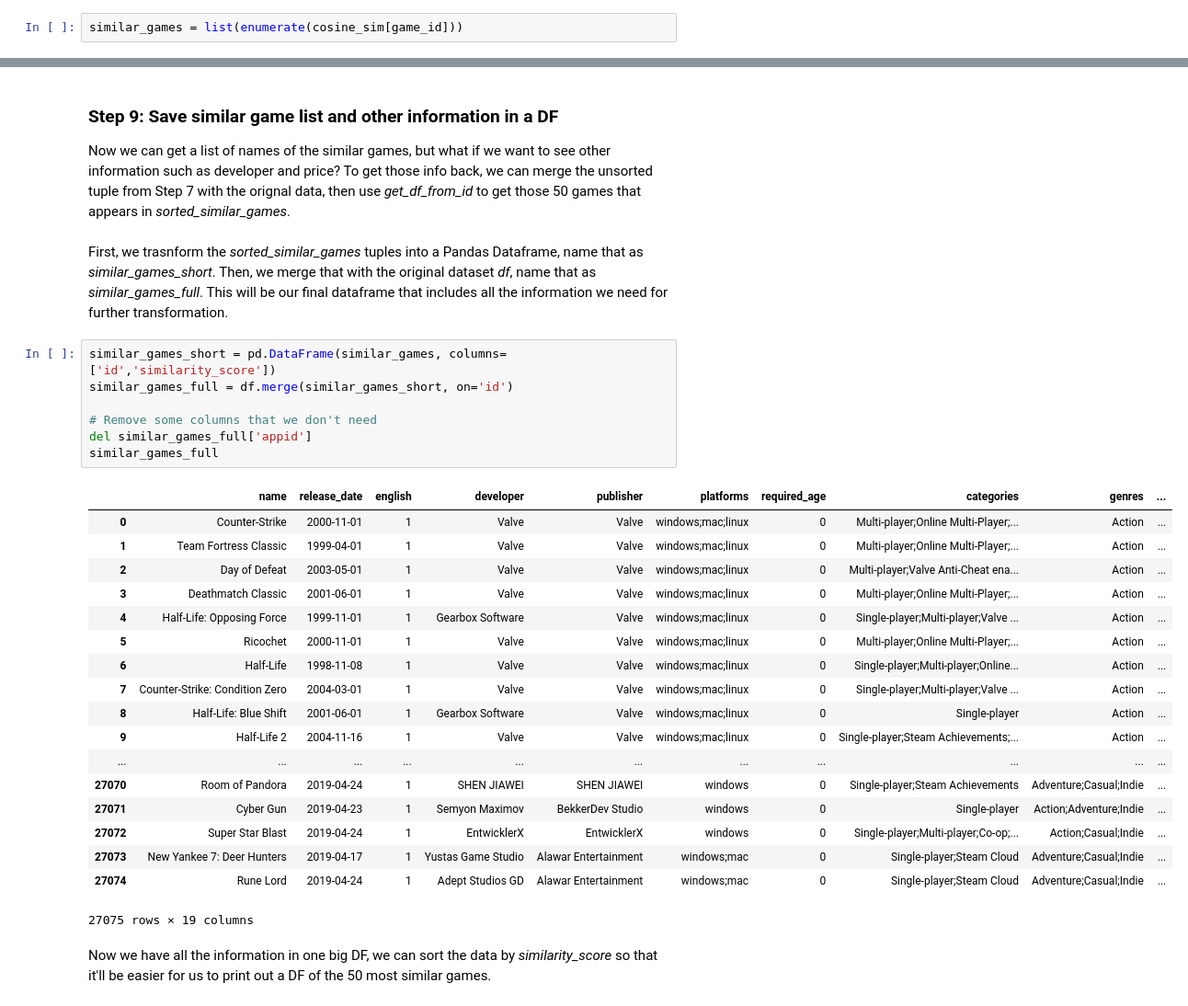
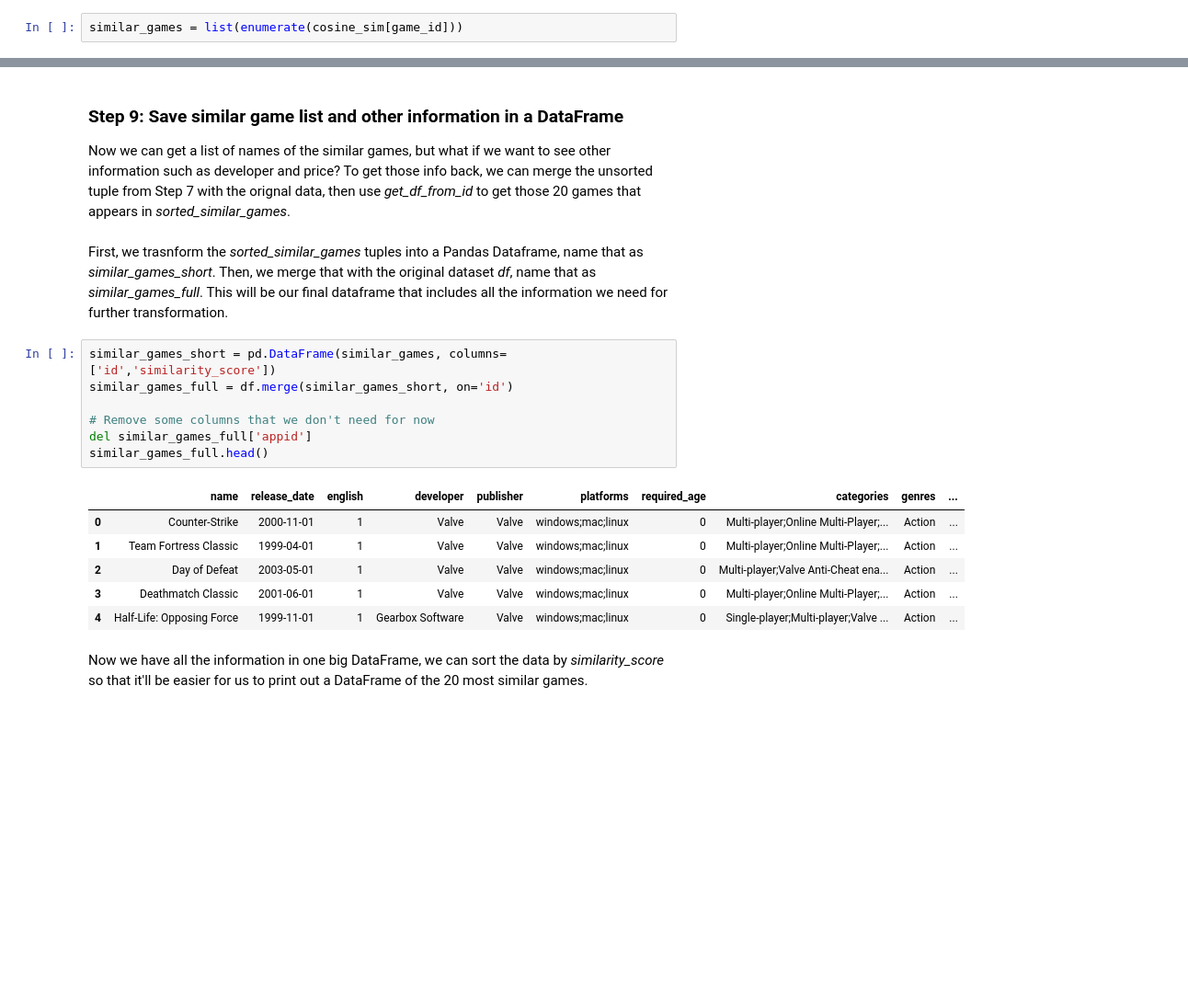
Before and after one commit to wendyhwl/Game-Recommender-System, a Jupyter notebook: game_recommend.ipynb, the cells around one changed output, grey strips where cells are left out. Shown: that part at 92% size. Drawn from its saved outputs; the diff is of its cells as text; blank space fills up the shorter version.

```diff
--- a/game_recommend.ipynb
+++ b/game_recommend.ipynb
@@ -188,34 +171,22 @@ IsoBoom
 # %% [markdown]
-### Step 9: Save similar game list and other information in a DF
-Now we can get a list of names of the similar games, but what if we want to see other information such as developer and price? To get those info back, we can merge the unsorted tuple from Step 7 with the orignal data, then use *get_df_from_id* to get those 50 games that appears in *sorted_similar_games*.
+### Step 9: Save similar game list and other information in a DataFrame
+Now we can get a list of names of the similar games, but what if we want to see other information such as developer and price? To get those info back, we can merge the unsorted tuple from Step 7 with the orignal data, then use *get_df_from_id* to get those 20 games that appears in *sorted_similar_games*.
 # %% [markdown]
 First, we trasnform the *sorted_similar_games* tuples into a Pandas Dataframe, name that as *similar_games_short*. Then, we merge that with the original dataset *df*, name that as *similar_games_full*. This will be our final dataframe that includes all the information we need for further transformation.
 # %%
 similar_games_short = pd.DataFrame(similar_games, columns=['id','similarity_score'])
 similar_games_full = df.merge(similar_games_short, on='id')
 
-# Remove some columns that we don't need
+# Remove some columns that we don't need for now
 del similar_games_full['appid']
-similar_games_full
+similar_games_full.head()
 # %% [output]
 |  | name | release_date | english | developer | publisher | platforms | required_age | categories | genres | ... |
 | 0 | Counter-Strike | 2000-11-01 | 1 | Valve | Valve | windows;mac;linux | 0 | Multi-player;Online Multi-Player;... | Action | ... |
 | 1 | Team Fortress Classic | 1999-04-01 | 1 | Valve | Valve | windows;mac;linux | 0 | Multi-player;Online Multi-Player;... | Action | ... |
 | 2 | Day of Defeat | 2003-05-01 | 1 | Valve | Valve | windows;mac;linux | 0 | Multi-player;Valve Anti-Cheat ena... | Action | ... |
 | 3 | Deathmatch Classic | 2001-06-01 | 1 | Valve | Valve | windows;mac;linux | 0 | Multi-player;Online Multi-Player;... | Action | ... |
 | 4 | Half-Life: Opposing Force | 1999-11-01 | 1 | Gearbox Software | Valve | windows;mac;linux | 0 | Single-player;Multi-player;Valve ... | Action | ... |
-| 5 | Ricochet | 2000-11-01 | 1 | Valve | Valve | windows;mac;linux | 0 | Multi-player;Online Multi-Player;... | Action | ... |
-| 6 | Half-Life | 1998-11-08 | 1 | Valve | Valve | windows;mac;linux | 0 | Single-player;Multi-player;Online... | Action | ... |
-| 7 | Counter-Strike: Condition Zero | 2004-03-01 | 1 | Valve | Valve | windows;mac;linux | 0 | Single-player;Multi-player;Valve ... | Action | ... |
-| 8 | Half-Life: Blue Shift | 2001-06-01 | 1 | Gearbox Software | Valve | windows;mac;linux | 0 | Single-player | Action | ... |
-| 9 | Half-Life 2 | 2004-11-16 | 1 | Valve | Valve | windows;mac;linux | 0 | Single-player;Steam Achievements;... | Action | ... |
-| ... | ... | ... | ... | ... | ... | ... | ... | ... | ... | ... |
-| 27070 | Room of Pandora | 2019-04-24 | 1 | SHEN JIAWEI | SHEN JIAWEI | windows | 0 | Single-player;Steam Achievements | Adventure;Casual;Indie | ... |
-| 27071 | Cyber Gun | 2019-04-23 | 1 | Semyon Maximov | BekkerDev Studio | windows | 0 | Single-player | Action;Adventure;Indie | ... |
-| 27072 | Super Star Blast | 2019-04-24 | 1 | EntwicklerX | EntwicklerX | windows | 0 | Single-player;Multi-player;Co-op;... | Action;Casual;Indie | ... |
-| 27073 | New Yankee 7: Deer Hunters | 2019-04-17 | 1 | Yustas Game Studio | Alawar Entertainment | windows;mac | 0 | Single-player;Steam Cloud | Adventure;Casual;Indie | ... |
-| 27074 | Rune Lord | 2019-04-24 | 1 | Adept Studios GD | Alawar Entertainment | windows;mac | 0 | Single-player;Steam Cloud | Adventure;Casual;Indie | ... |
-27075 rows × 19 columns
 # %% [markdown]
-Now we have all the information in one big DF, we can sort the data by *similarity_score* so that it'll be easier for us to print out a DF of the 50 most similar games.
+Now we have all the information in one big DataFrame, we can sort the data by *similarity_score* so that it'll be easier for us to print out a DataFrame of the 20 most similar games.
 # %%
```
Also changed, not shown: parts of 14 cells of this notebook.
